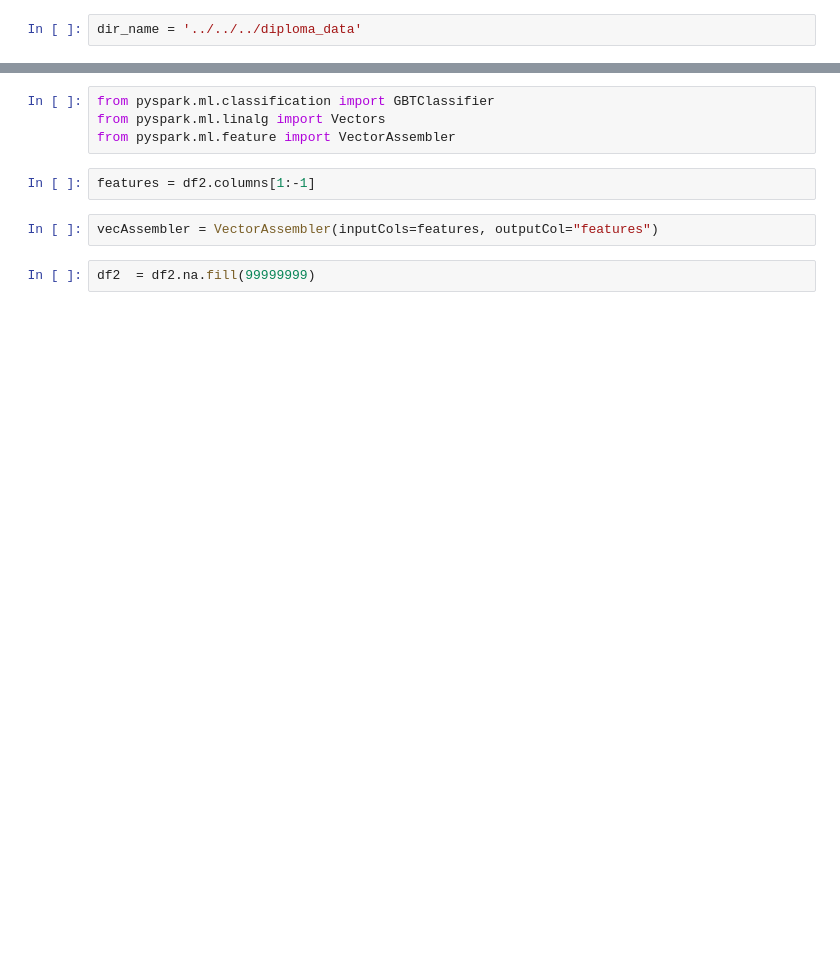
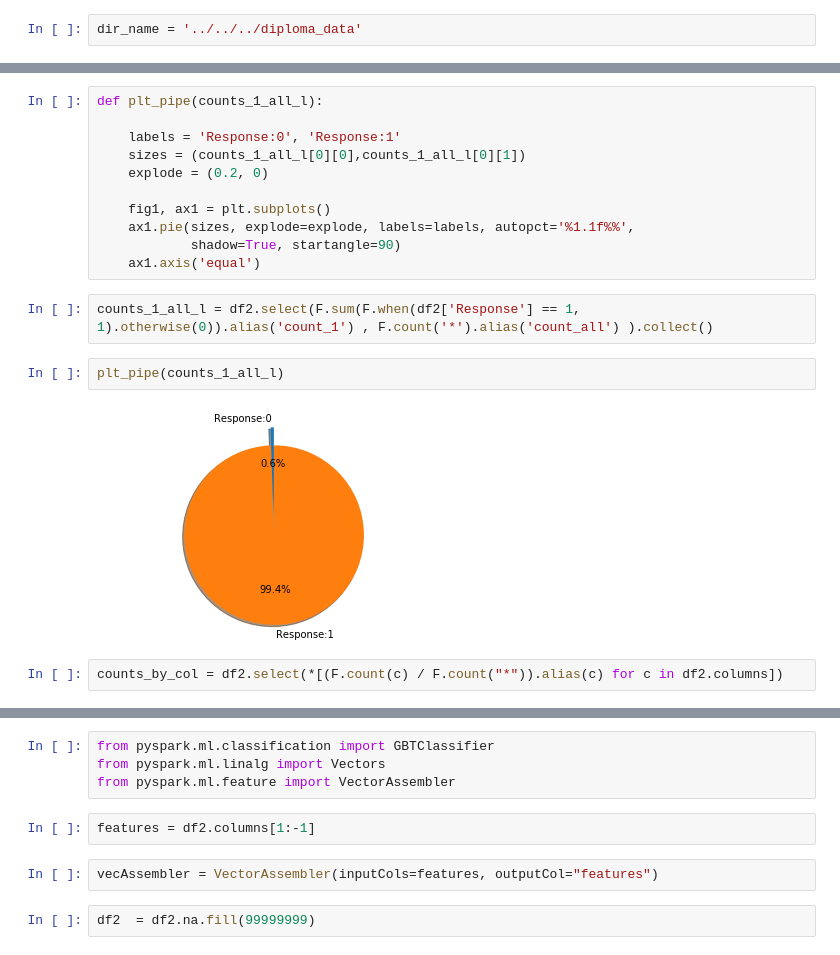
Before and after one commit to EvgeniyPrudnikov/Magistracy, a Jupyter notebook: Diploma/python/main.ipynb, the cells around one changed output, grey strips where cells are left out. Cells and saved outputs as stored; diff of their text form; blank space fills up the shorter version.

```diff
--- a/Diploma/python/main.ipynb
+++ b/Diploma/python/main.ipynb
@@ -64 +87,20 @@ l = df.select(df.Id,df.Response).collect()
+# %%
+def plt_pipe(counts_1_all_l):
+
+    labels = 'Response:0', 'Response:1'
+    sizes = (counts_1_all_l[0][0],counts_1_all_l[0][1])
+    explode = (0.2, 0)
+
+    fig1, ax1 = plt.subplots()
+    ax1.pie(sizes, explode=explode, labels=labels, autopct='%1.1f%%',
+            shadow=True, startangle=90)
+    ax1.axis('equal')
+# %%
+counts_1_all_l = df2.select(F.sum(F.when(df2['Response'] == 1, 1).otherwise(0)).alias('count_1') , F.count('*').alias('count_all') ).collect()
+# %%
+plt_pipe(counts_1_all_l)
+# %% [output]
+[figure, added]
+# %%
+counts_by_col = df2.select(*[(F.count(c) / F.count("*")).alias(c) for c in df2.columns])
 # %%
```
Also changed, not shown: parts of 31 cells of this notebook, 2 other files.
